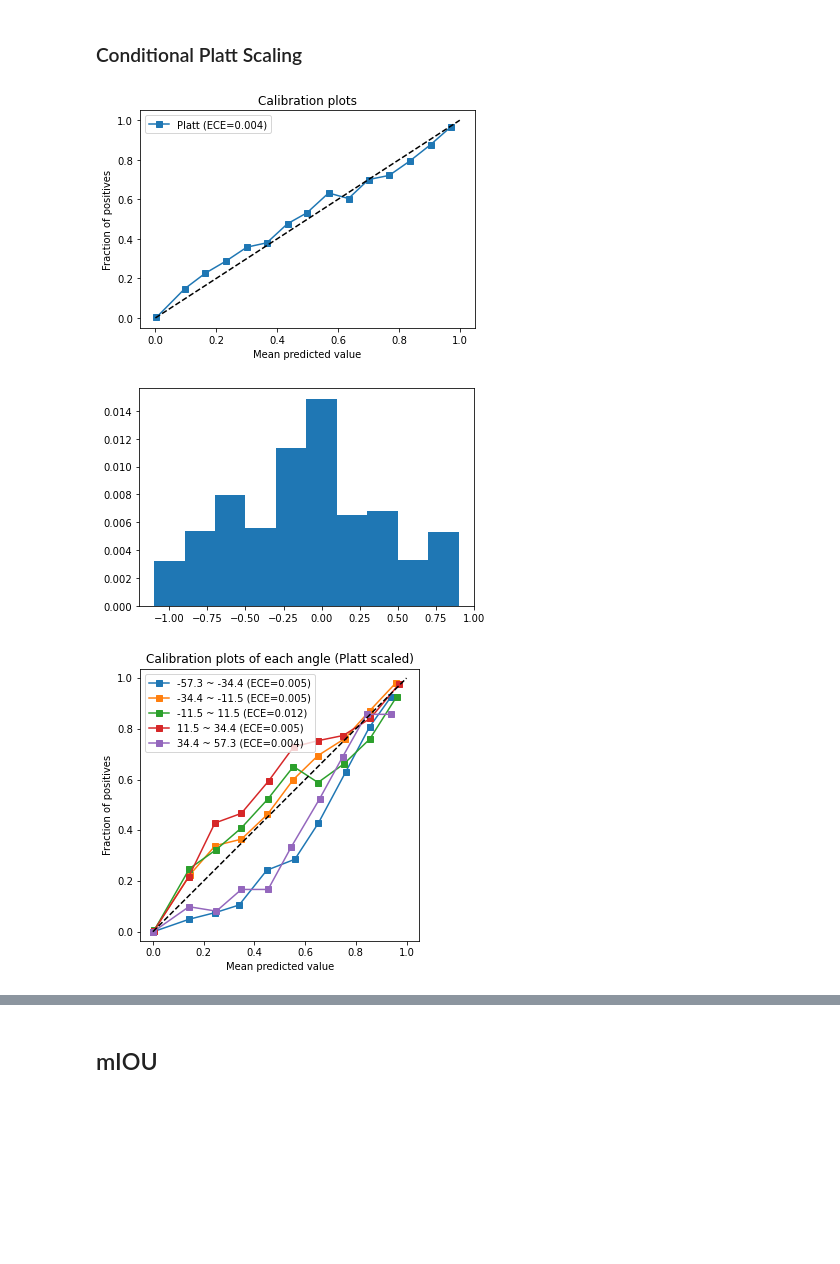
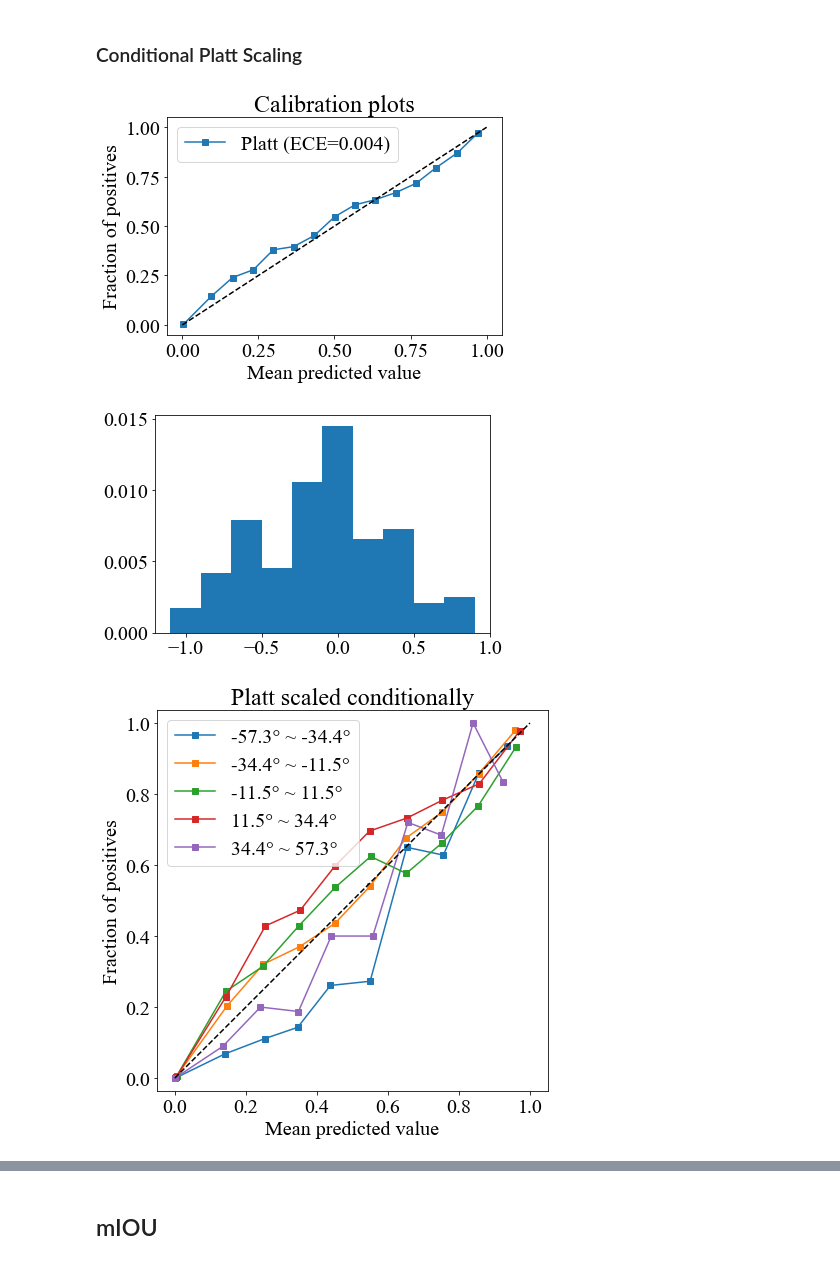
Before and after one commit to Yosshi999/ProbPointPillars, a Jupyter notebook: notebooks/pointpillars-car-16/ConditionalCalibration.ipynb, the cells around one changed output, grey strips where cells are left out. Saved outputs shown, nothing was run; the diff lists cells and outputs as text; code cells hidden in the pictures; blank space fills up the shorter version.

```diff
--- a/notebooks/pointpillars-car-16/ConditionalCalibration.ipynb
+++ b/notebooks/pointpillars-car-16/ConditionalCalibration.ipynb
@@ -93,5 +106,7 @@ df = pd.DataFrame({key: np.concatenate(val) for key, val in data.items()})
 df["sqrt_points"] = np.sqrt(df.num_points_in_det)
 df["distance"] = np.sqrt(df.X ** 2 + df.Z ** 2)
 df["angle"] = np.arctan2(df.X, df.Z)
+df["hull_lidar_ratio"] = df.hull_lidar / (df.W * df.H * df.L)
+df["hull_bev_ratio"] = df.hull_bev / (df.W * df.L)
 df.head()
 # %% [output]
@@ -291,20 +323,18 @@ zbinids = np.digitize(df.angle, zbins) - 1
 dece = [expected_calibration_error(df.y_true[zbinids == i], df.conf[zbinids == i], n_bins=15) for i in range(n_zbins)]
 zbins_total = np.bincount(zbinids.clip(0, n_zbins-1), minlength=n_zbins)
 dece_mean = np.sum(np.array(dece) * zbins_total) / zbins_total.sum()
-plt.bar(zbins[:-1], dece, width=zbins[1]-zbins[0])
-plt.show()
 
-plt.figure(figsize=(5,5))
+plt.figure(figsize=(7,7))
 n_zbins = 5
 zbins = np.linspace(-1.0, 1.0, n_zbins+1, endpoint=True)
 zbinids = np.digitize(df.angle, zbins) - 1
-plt.title(f"Calibration plots of each angle")
+plt.title(f"Calibration curve of each angle")
 for zi in range(n_zbins):
     prob_true, prob_pred = calibration_curve(df.y_true[zbinids == zi], df.conf[zbinids == zi], n_bins=10)
     ece = expected_calibration_error(df.y_true[zbinids == zi], df.conf[zbinids == zi], n_bins=10)
-    plt.plot(prob_pred, prob_true, "s-", label="%.1f ~ %.1f (ECE=%.3f)"%(zbins[zi]/np.pi*180, zbins[zi+1]/np.pi*180, ece))
+    plt.plot(prob_pred, prob_true, "s-", label="%.1f° ~ %.1f°"%(zbins[zi]/np.pi*180, zbins[zi+1]/np.pi*180))
     ece_data["method"].append("baseline")
-    ece_data["angle"].append("%.1f ~ %.1f" % (zbins[zi]/np.pi*180, zbins[zi+1]/np.pi*180))
+    ece_data["angle"].append("%.1f° ~ %.1f°" % (zbins[zi]/np.pi*180, zbins[zi+1]/np.pi*180))
     ece_data["ECE"].append(ece)
 ece_data["method"].append("baseline")
 ece_data["angle"].append("D-ECE")
@@ -327,7 +356,7 @@ lidarなのにカメラ画面端のcalibrationが悪化している
 おそらくトレーニング・推論時に画面外の点群を削除してから推論を回しているため。
 →画面外削除をせずに推論してから後処理すべきでは？
 # %%
-CV = 3
+CV = 10
 
 kf = KFold(CV, shuffle=False)
 X = np.arange(df.sample_idx.max()+1)
@@ -376,20 +432,18 @@ zbinids = np.digitize(df.angle, zbins) - 1
 dece = [expected_calibration_error(df.y_true[zbinids == i], df.conf_platt[zbinids == i], n_bins=15) for i in range(n_zbins)]
 zbins_total = np.bincount(zbinids.clip(0, n_zbins-1), minlength=n_zbins)
 dece_mean = np.sum(np.array(dece) * zbins_total) / zbins_total.sum()
-plt.bar(zbins[:-1], dece, width=zbins[1]-zbins[0])
-plt.show()
 
-plt.figure(figsize=(5,5))
+plt.figure(figsize=(7,7))
 n_zbins = 5
 zbins = np.linspace(-1.0, 1.0, n_zbins+1, endpoint=True)
 zbinids = np.digitize(df.angle, zbins) - 1
-plt.title(f"Calibration plots of each angle (Platt scaled)")
+plt.title(f"Platt scaled uniformly")
 for zi in range(n_zbins):
     prob_true, prob_pred = calibration_curve(df.y_true[zbinids == zi], df.conf_platt[zbinids == zi], n_bins=10)
     ece = expected_calibration_error(df.y_true[zbinids == zi], df.conf_platt[zbinids == zi], n_bins=10)
-    plt.plot(prob_pred, prob_true, "s-", label="%.1f ~ %.1f (ECE=%.3f)"%(zbins[zi]/np.pi*180, zbins[zi+1]/np.pi*180, ece))
+    plt.plot(prob_pred, prob_true, "s-", label="%.1f° ~ %.1f°"%(zbins[zi]/np.pi*180, zbins[zi+1]/np.pi*180))
     ece_data["method"].append("Platt scaling")
-    ece_data["angle"].append("%.1f ~ %.1f" % (zbins[zi]/np.pi*180, zbins[zi+1]/np.pi*180))
+    ece_data["angle"].append("%.1f° ~ %.1f°" % (zbins[zi]/np.pi*180, zbins[zi+1]/np.pi*180))
     ece_data["ECE"].append(ece)
 ece_data["method"].append("Platt scaling")
 ece_data["angle"].append("D-ECE")
@@ -408,7 +495,7 @@ plt.show()
 # %% [markdown]
 ### Conditional Platt Scaling
 # %%
-CV = 3
+CV = 10
 
 kf = KFold(CV, shuffle=False)
 X = np.arange(df.sample_idx.max()+1)
@@ -422,8 +509,8 @@ for train_idx, val_idx in kf.split(X, X):
     indices.append(valset.index.to_numpy())
     calibed_true.append(valset.y_true.to_numpy())
 
-    X_train = np.vstack([logit(trainset.conf.to_numpy()), np.abs(trainset.angle.to_numpy())]).T
-    X_val = np.vstack([logit(valset.conf.to_numpy()), np.abs(valset.angle.to_numpy())]).T
+    X_train = np.vstack([logit(trainset.conf.to_numpy()), np.cos(trainset.angle.to_numpy()), np.sin(trainset.angle.to_numpy())]).T
+    X_val = np.vstack([logit(valset.conf.to_numpy()), np.cos(valset.angle.to_numpy()), np.sin(valset.angle.to_numpy())]).T
     y_train = trainset.y_true.to_numpy()
     y_val = valset.y_true.to_numpy()
 
@@ -450,42 +537,42 @@ plt.show()
 
 
 n_zbins = 10
 zbins = np.linspace(-1.0, 1.0, n_zbins+1, endpoint=True)
 zbinids = np.digitize(df.angle, zbins) - 1
 
 dece = [expected_calibration_error(df.y_true[zbinids == i], df.conf_platt_cond[zbinids == i], n_bins=15) for i in range(n_zbins)]
 zbins_total = np.bincount(zbinids.clip(0, n_zbins-1), minlength=n_zbins)
 dece_mean = np.sum(np.array(dece) * zbins_total) / zbins_total.sum()
 plt.bar(zbins[:-1], dece, width=zbins[1]-zbins[0])
 plt.show()
 
-plt.figure(figsize=(5,5))
+plt.figure(figsize=(7,7))
 n_zbins = 5
 zbins = np.linspace(-1.0, 1.0, n_zbins+1, endpoint=True)
 zbinids = np.digitize(df.angle, zbins) - 1
-plt.title(f"Calibration plots of each angle (Platt scaled)")
+plt.title(f"Platt scaled conditionally")
 for zi in range(n_zbins):
     prob_true, prob_pred = calibration_curve(df.y_true[zbinids == zi], df.conf_platt_cond[zbinids == zi], n_bins=10)
     ece = expected_calibration_error(df.y_true[zbinids == zi], df.conf_platt_cond[zbinids == zi], n_bins=10)
-    plt.plot(prob_pred, prob_true, "s-", label="%.1f ~ %.1f (ECE=%.3f)"%(zbins[zi]/np.pi*180, zbins[zi+1]/np.pi*180, ece))
-    ece_data["method"].append("Platt scaling (w/ abs(angle))")
-    ece_data["angle"].append("%.1f ~ %.1f" % (zbins[zi]/np.pi*180, zbins[zi+1]/np.pi*180))
+    plt.plot(prob_pred, prob_true, "s-", label="%.1f° ~ %.1f°"%(zbins[zi]/np.pi*180, zbins[zi+1]/np.pi*180))
+    ece_data["method"].append("Conditional Platt scaling")
+    ece_data["angle"].append("%.1f° ~ %.1f°" % (zbins[zi]/np.pi*180, zbins[zi+1]/np.pi*180))
     ece_data["ECE"].append(ece)
-ece_data["method"].append("Platt scaling (w/ abs(angle))")
+ece_data["method"].append("Conditional Platt scaling")
 ece_data["angle"].append("D-ECE")
 ece_data["ECE"].append(dece_mean)
 
 plt.xlim(-0.05, 1.05)
 plt.xlabel("Mean predicted value")
 plt.ylabel("Fraction of positives")
 plt.legend()
 plt.plot([0,1], [0,1], "k--")
 plt.axis("equal")
 plt.show()
 # %% [output]
-[figure, old version]
+[figure, new version]
-[figure, old version]
+[figure, new version]
-[figure, old version]
+[figure, new version]
 # %%
 ece_df = pd.DataFrame(ece_data)
 indices = ece_df["method"].unique()
```
Also changed, not shown: parts of 33 cells of this notebook, 6 other files.
